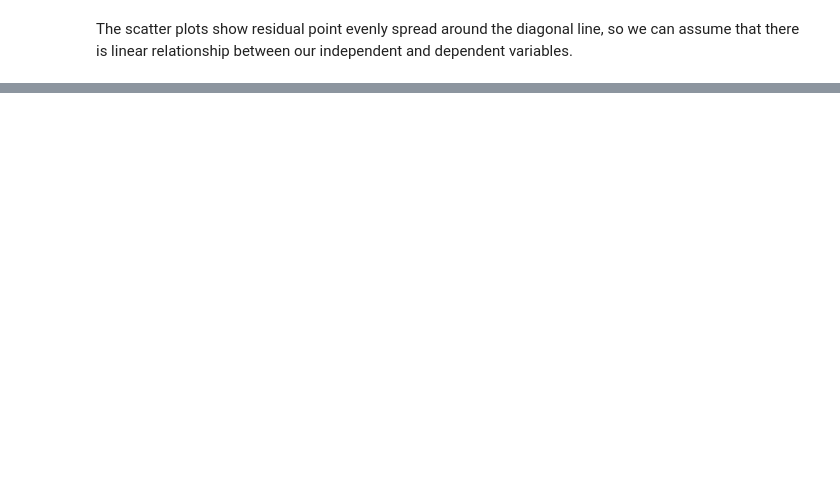
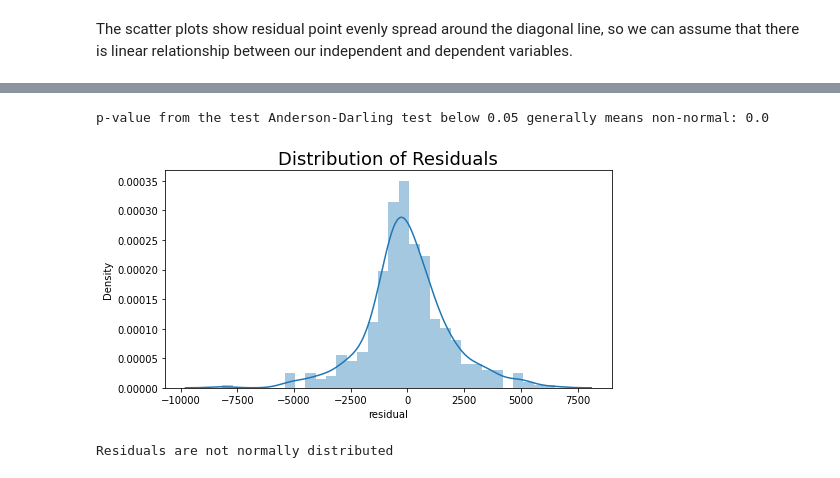
Before and after one commit to gmarambaia/gmarambaia, a Jupyter notebook: Capstone_Coursera_Part2.ipynb, the cells around one changed output, grey strips where cells are left out. Cells and saved outputs as stored; diff of their text form; code cells hidden in the pictures; blank space fills up the shorter version.

```diff
--- a/Capstone_Coursera_Part2.ipynb
+++ b/Capstone_Coursera_Part2.ipynb
@@ -409,0 +251,22 @@ MSE:             3620560.528699045
+# %%
+from statsmodels.stats.diagnostic import normal_ad
+
+# Performing the test on the residuals
+p_value = normal_ad(df_train['residual'])[1]
+print('p-value from the test Anderson-Darling test below 0.05 generally means non-normal:', round(p_value,2))
+
+# Plotting the residuals distribution
+plt.subplots(figsize=(8, 4))
+plt.title('Distribution of Residuals', fontsize=18)
+sns.distplot(df_train['residual'])
+plt.show()
+
+# Reporting the normality of the residuals
+if p_value < 0.05:
+    print('Residuals are not normally distributed')
+else:
+    print('Residuals are normally distributed')
+# %% [output]
+p-value from the test Anderson-Darling test below 0.05 generally means non-normal: 0.0
+[figure, added]
+Residuals are not normally distributed
```
Also changed, not shown: parts of 65 cells of this notebook.
